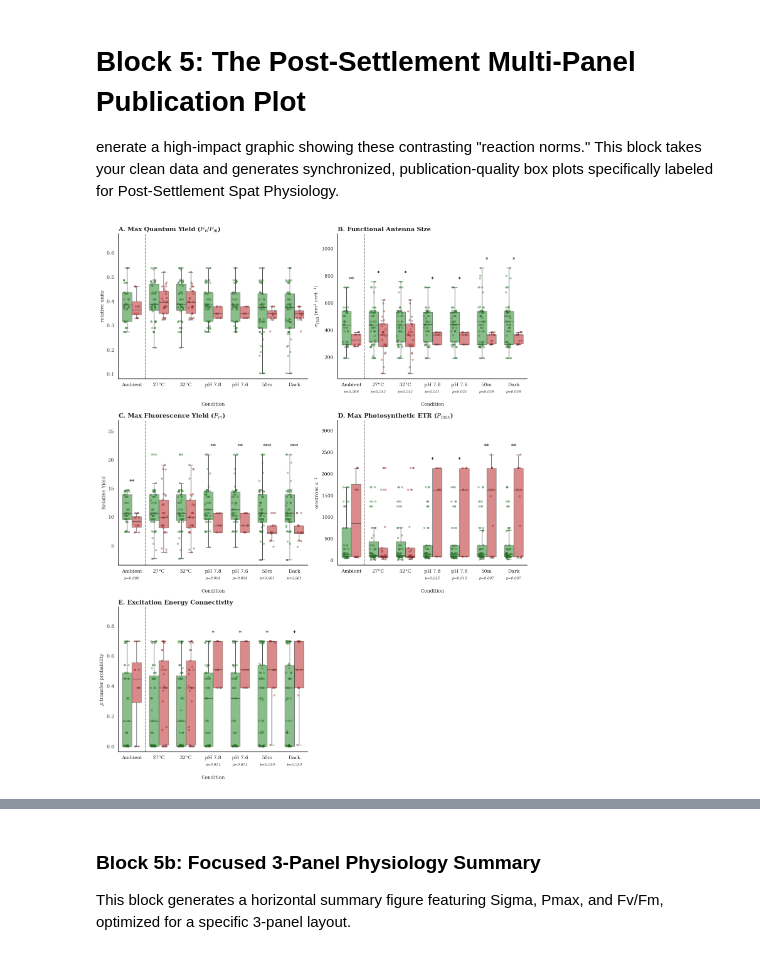
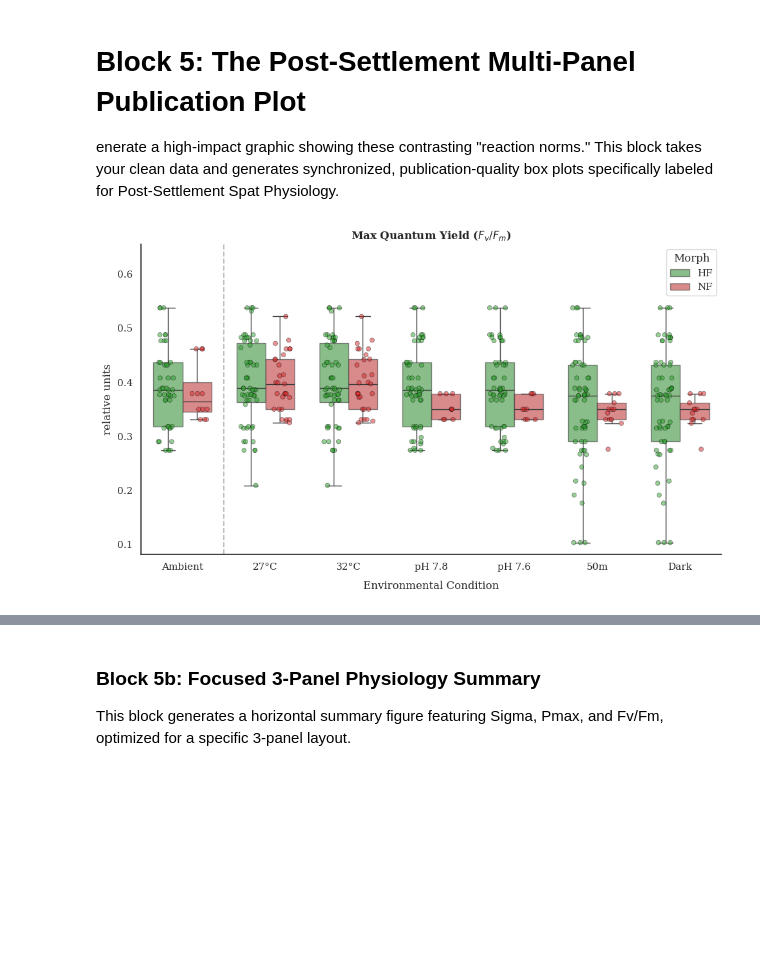
Before and after one commit to LielUziahu/12th_GetTogether, a Jupyter notebook: Combined_Spat_FIRe.ipynb, the cells around one changed output, grey strips where cells are left out. Saved outputs shown, nothing was run; the diff lists cells and outputs as text; code cells hidden in the pictures; blank space fills up the shorter version.

```diff
--- a/Combined_Spat_FIRe.ipynb
+++ b/Combined_Spat_FIRe.ipynb
@@ -304,55 +332,80 @@ enerate a high-impact graphic showing these contrasting "reaction norms." This b
 # %%
 import matplotlib.pyplot as plt
 import seaborn as sns
 from scipy import stats
 
-sns.set_theme(style="white")
-plt.rcParams.update({"font.family": "serif", "axes.edgecolor": "black", "axes.linewidth": 1.2})
+# --- GLOBAL PLOT STYLING ---
+plt.rcParams.update({
+    "font.family": "serif",
+    "font.size": 14,
+    "axes.titlesize": 16,
+    "axes.labelsize": 14,
+    "xtick.labelsize": 12,
+    "ytick.labelsize": 12,
+    "axes.edgecolor": "black",
+    "axes.linewidth": 1.2
+})
+sns.set_theme(style="white", font="serif")
+
+# --- GLOBAL COLOR PALETTE & ORDER ---
 variant_colors = {'HF': '#2ca02c', 'NF': '#d62728'}
-order = ['Ambient', '27°C', '32°C', 'pH 7.8', 'pH 7.6', '50m', 'Dark']
-
-fig, axes = plt.subplots(3, 2, figsize=(14, 18))
-axes = axes.flatten()
+plot_order = ['Ambient', '27°C', '32°C', 'pH 7.8', 'pH 7.6', '50m', 'Dark']
+sns.set_palette(list(variant_colors.values()))
 
 plot_configs = [
-    {'col': 'FvFm', 'label': 'relative units', 'title': 'A. Max Quantum Yield ($F_v/F_m$)'},
-    {'col': 'Sigma', 'label': r'$\sigma_{PSII}$ (nm$^{2}$ unit$^{-1}$)', 'title': 'B. Functional Antenna Size'},
-    {'col': 'Fm', 'label': 'Relative Yield', 'title': 'C. Max Fluorescence Yield ($F_m$)'},
-    {'col': 'Pmax', 'label': 'electrons s$^{-1}$', 'title': 'D. Max Photosynthetic ETR ($P_{max}$)'},
-    {'col': 'Connectivity', 'label': '$p$ transfer probability', 'title': 'E. Excitation Energy Connectivity'}
+    {'col': 'FvFm', 'label': 'relative units', 'title': 'Max Quantum Yield ($F_v/F_m$)'},
+    {'col': 'Sigma', 'label': r'$\sigma_{PSII}$ (nm$^{2}$ unit$^{-1}$)', 'title': 'Functional Antenna Size'},
+    {'col': 'Fm', 'label': 'Relative Yield', 'title': 'Max Fluorescence Yield ($F_m$)'},
+    {'col': 'Pmax', 'label': 'electrons s$^{-1}$', 'title': 'Max Photosynthetic ETR ($P_{max}$)'},
+    {'col': 'Connectivity', 'label': '$p$ transfer probability', 'title': 'Excitation Energy Connectivity'}
 ]
 
-for i, config in enumerate(plot_configs):
-    ax = axes[i]
+# Generate each plot as its own individual figure
+for config in plot_configs:
     metric_col = config['col']
-    if metric_col not in fire_clean.columns: continue
-    sns.boxplot(data=fire_clean, x='Condition', y=metric_col, hue='Morph', order=order, hue_order=['HF', 'NF'], palette=variant_colors, ax=ax, width=0.7, boxprops=dict(alpha=0.6), showfliers=False, legend=False)
-    sns.stripplot(data=fire_clean, x='Condition', y=metric_col, hue='Morph', order=order, hue_order=['HF', 'NF'], palette=variant_colors, ax=ax, dodge=True, size=4, alpha=0.4, jitter=0.2, edgecolor='black', linewidth=0.5, legend=False)
+    if 'fire_clean' not in globals() or metric_col not in fire_clean.columns:
+        continue
 
+    fig, ax = plt.subplots(figsize=(10, 6))
+
+    sns.boxplot(data=fire_clean, x='Condition', y=metric_col, hue='Morph',
+                order=plot_order, hue_order=['HF', 'NF'], palette=variant_colors,
+                ax=ax, width=0.7, boxprops=dict(alpha=0.6), showfliers=False)
+
+    sns.stripplot(data=fire_clean, x='Condition', y=metric_col, hue='Morph',
+                  order=plot_order, hue_order=['HF', 'NF'], palette=variant_colors,
+                  ax=ax, dodge=True, size=5, alpha=0.5, jitter=0.2,
+                  edgecolor='black', linewidth=0.5, legend=False)
+
+    # Statistical Annotations
     y_min, y_max = ax.get_ylim()
     y_range = y_max - y_min
-    ax.set_ylim(y_min, y_max + y_range * 0.25)
+    ax.set_ylim(y_min, y_max + y_range * 0.2)
 
-    for idx, cond in enumerate(order):
+    for idx, cond in enumerate(plot_order):
         cond_data = fire_clean[fire_clean['Condition'] == cond]
         hf = cond_data[cond_data['Morph'] == 'HF'][metric_col].dropna()
         nf = cond_data[cond_data['Morph'] == 'NF'][metric_col].dropna()
+
         if len(hf) >= 3 and len(nf) >= 3:
             _, p1 = stats.shapiro(hf); _, p2 = stats.shapiro(nf)
-            if p1 > 0.05 and p2 > 0.05: _, p_val = stats.ttest_ind(hf, nf, equal_var=False)
-            else: _, p_val = stats.mannwhitneyu(hf, nf, alternative='two-sided')
+            if p1 > 0.05 and p2 > 0.05:
+                _, p_val = stats.ttest_ind(hf, nf, equal_var=False)
+            else:
+                _, p_val = stats.mannwhitneyu(hf, nf, alternative='two-sided')
+
             if p_val < 0.05:
                 sig_text = "***" if p_val < 0.001 else "**" if p_val < 0.01 else "*"
-                ax.text(idx, max(hf.max(), nf.max()) + (y_range*0.05), sig_text, ha='center', va='bottom', fontweight='bold', family='serif')
-                # Moved p-value slightly lower (from 0.06 to 0.12)
-                ax.text(idx, y_min - (y_range*0.1), f"p={p_val:.3f}" if p_val >= 0.001 else "p<0.001", ha='center', va='top', fontsize=8, fontstyle='italic', family='serif', clip_on=False)
+                ax.text(idx, max(hf.max(), nf.max()) + (y_range*0.05), sig_text,
+                        ha='center', va='bottom', fontweight='bold', family='serif')
 
-    ax.set_title(config['title'], fontsize=14, fontweight='bold', loc='left', family='serif')
-    ax.set_xlabel("Condition", fontsize=11, labelpad=35, family='serif') # Adjusted labelpad for lower p-values
-    ax.set_ylabel(config['label'], fontsize=11, family='serif')
-    ax.axvline(x=0.5, color='gray', linestyle='--')
+    ax.set_title(config['title'], fontweight='bold', loc='center', family='serif')
+    ax.set_xlabel("Environmental Condition", labelpad=10, family='serif')
+    ax.set_ylabel(config['label'], family='serif')
+    ax.axvline(x=0.5, color='gray', linestyle='--', alpha=0.5)
 
-if len(axes) > len(plot_configs): axes[-1].set_visible(False)
-sns.despine(); plt.tight_layout(); plt.show()
+    sns.despine()
+    plt.tight_layout()
+    plt.show()
 # %% [output]
-[figure, old version]
+[figure, new version]
```
Also changed, not shown: parts of 4 cells of this notebook.
